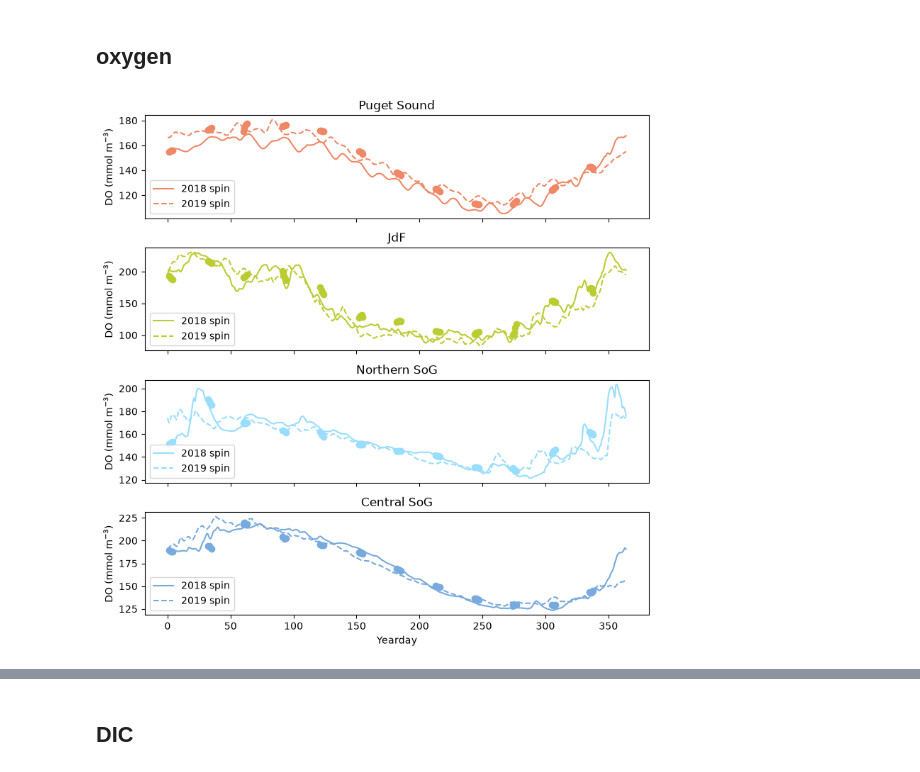
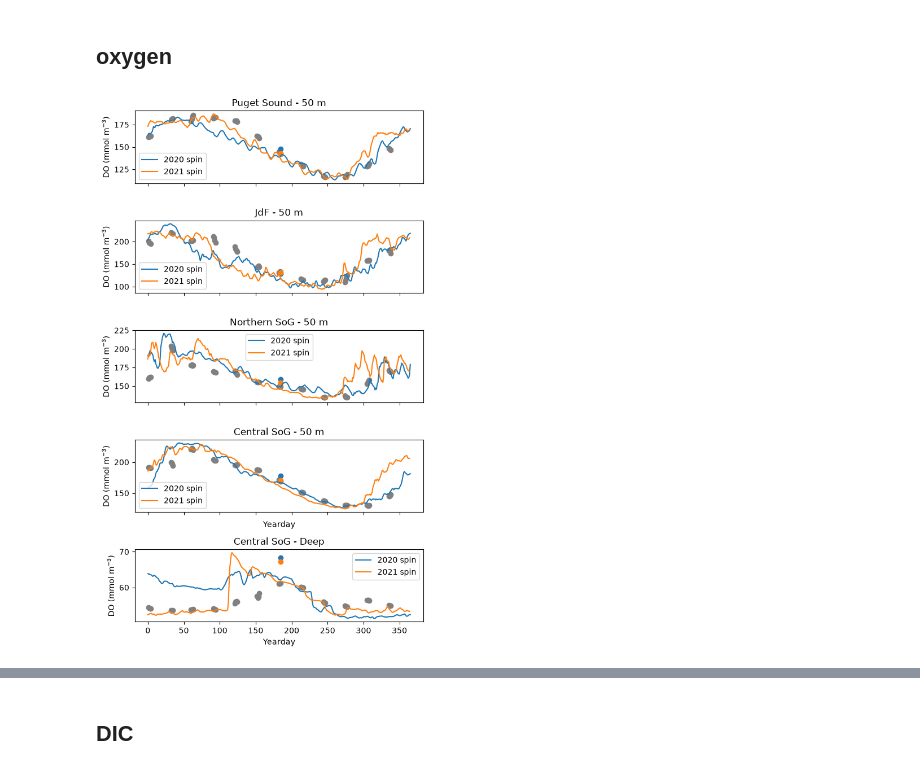
Before and after one commit to rbeutel/SSprojection-analysis, a Jupyter notebook: check copy.ipynb, the cells around one changed output, grey strips where cells are left out. Saved outputs shown, nothing was run; the diff lists cells and outputs as text; code cells hidden in the pictures.

```diff
--- a/check copy.ipynb
+++ b/check copy.ipynb
@@ -108,17 +108,17 @@ jul6day = pd.Period(np.datetime64('2018-07-04T12:00:00.000000000'),freq='D').day
 # csg50_2018spin = xr.open_dataset('/home/rbeutel/MEOPAR/analysis/output/All_2018spin_primarytracers_cgs50_20180101_20181231.nc').where(bathmask(bath,'pug')).mean(dim=['depth','gridY','gridX'],skipna=True)
 # csgDeep_2018spin = xr.open_dataset('/home/rbeutel/MEOPAR/analysis/output/All_2018spin_primarytracers_cgsdeep_20180101_20181231.nc').where(bathmask(bath,'pug')).mean(dim=['depth','gridY','gridX'],skipna=True)
 
-jdf50_2020spin = xr.open_dataset('/home/rbeutel/MEOPAR/analysis/output/All_2020spin_primarytracers_jdf50_20200101_20201231.nc').where(bathmask(bath,'pug')).mean(dim=['depth','gridY','gridX'],skipna=True)
+jdf50_2020spin = xr.open_dataset('/home/rbeutel/MEOPAR/analysis/output/All_2020spin_primarytracers_jdf50_20200101_20201231.nc').where(bathmask(bath,'jdf')).mean(dim=['depth','gridY','gridX'],skipna=True)
 pug50_2020spin = xr.open_dataset('/home/rbeutel/MEOPAR/analysis/output/All_2020spin_primarytracers_pug50_20200101_20201231.nc').where(bathmask(bath,'pug')).mean(dim=['depth','gridY','gridX'],skipna=True)
-nsg50_2020spin = xr.open_dataset('/home/rbeutel/MEOPAR/analysis/output/All_2020spin_primarytracers_nsg50_20200101_20201231.nc').where(bathmask(bath,'pug')).mean(dim=['depth','gridY','gridX'],skipna=True)
-csg50_2020spin = xr.open_dataset('/home/rbeutel/MEOPAR/analysis/output/All_2020spin_primarytracers_cgs50_20200101_20201231.nc').where(bathmask(bath,'pug')).mean(dim=['depth','gridY','gridX'],skipna=True)
-csgDeep_2020spin = xr.open_dataset('/home/rbeutel/MEOPAR/analysis/output/All_2020spin_primarytracers_cgsdeep_20200101_20201231.nc').where(bathmask(bath,'pug')).mean(dim=['depth','gridY','gridX'],skipna=True)
+nsg50_2020spin = xr.open_dataset('/home/rbeutel/MEOPAR/analysis/output/All_2020spin_primarytracers_nsg50_20200101_20201231.nc').where(bathmask(bath,'nsg')).mean(dim=['depth','gridY','gridX'],skipna=True)
+csg50_2020spin = xr.open_dataset('/home/rbeutel/MEOPAR/analysis/output/All_2020spin_primarytracers_cgs50_20200101_20201231.nc').where(bathmask(bath,'csg')).mean(dim=['depth','gridY','gridX'],skipna=True)
+csgDeep_2020spin = xr.open_dataset('/home/rbeutel/MEOPAR/analysis/output/All_2020spin_primarytracers_cgsdeep_20200101_20201231.nc').where(bathmask(bath,'csg')).mean(dim=['depth','gridY','gridX'],skipna=True)
 
-jdf50_2021spin = xr.open_dataset('/home/rbeutel/MEOPAR/analysis/output/All_2021spin_primarytracers_jdf50_20210101_20211231.nc').where(bathmask(bath,'pug')).mean(dim=['depth','gridY','gridX'],skipna=True)
+jdf50_2021spin = xr.open_dataset('/home/rbeutel/MEOPAR/analysis/output/All_2021spin_primarytracers_jdf50_20210101_20211231.nc').where(bathmask(bath,'jdf')).mean(dim=['depth','gridY','gridX'],skipna=True)
 pug50_2021spin = xr.open_dataset('/home/rbeutel/MEOPAR/analysis/output/All_2021spin_primarytracers_pug50_20210101_20211231.nc').where(bathmask(bath,'pug')).mean(dim=['depth','gridY','gridX'],skipna=True)
-nsg50_2021spin = xr.open_dataset('/home/rbeutel/MEOPAR/analysis/output/All_2021spin_primarytracers_nsg50_20210101_20211231.nc').where(bathmask(bath,'pug')).mean(dim=['depth','gridY','gridX'],skipna=True)
-csg50_2021spin = xr.open_dataset('/home/rbeutel/MEOPAR/analysis/output/All_2021spin_primarytracers_cgs50_20210101_20211231.nc').where(bathmask(bath,'pug')).mean(dim=['depth','gridY','gridX'],skipna=True)
-csgDeep_2021spin = xr.open_dataset('/home/rbeutel/MEOPAR/analysis/output/All_2021spin_primarytracers_cgsdeep_20210101_20211231.nc').where(bathmask(bath,'pug')).mean(dim=['depth','gridY','gridX'],skipna=True)
+nsg50_2021spin = xr.open_dataset('/home/rbeutel/MEOPAR/analysis/output/All_2021spin_primarytracers_nsg50_20210101_20211231.nc').where(bathmask(bath,'nsg')).mean(dim=['depth','gridY','gridX'],skipna=True)
+csg50_2021spin = xr.open_dataset('/home/rbeutel/MEOPAR/analysis/output/All_2021spin_primarytracers_cgs50_20210101_20211231.nc').where(bathmask(bath,'csg')).mean(dim=['depth','gridY','gridX'],skipna=True)
+csgDeep_2021spin = xr.open_dataset('/home/rbeutel/MEOPAR/analysis/output/All_2021spin_primarytracers_cgsdeep_20210101_20211231.nc').where(bathmask(bath,'csg')).mean(dim=['depth','gridY','gridX'],skipna=True)
 # %%
 # other grid files for thalweg plots
 newthal20 = xr.open_dataset('/home/rbeutel/MEOPAR/analysis/output/ForThalweg/All_1d_20200101_20201231_pri_T_20200706-20200706.nc')
@@ -400,41 +400,62 @@ plt.tight_layout()
 ## oxygen
 # %%
 old =xr.open_mfdataset(sorted(path_old.glob(f"*18/SalishSea_1d_*_chem_T.nc"))).where(~np.isnan(bath.Bathymetry))
+old19 = xr.open_mfdataset(sorted(path_old.glob(f"*jul19/SalishSea_1d_*_chem_T.nc"))).where(~np.isnan(bath.Bathymetry))
+old20 = xr.open_mfdataset(sorted(path_old.glob(f"*jul20/SalishSea_1d_*_chem_T.nc"))).where(~np.isnan(bath.Bathymetry))
+old21 = xr.open_mfdataset(sorted(path_old.glob(f"*jul21/SalishSea_1d_*_chem_T.nc"))).where(~np.isnan(bath.Bathymetry))
+old22 = xr.open_mfdataset(sorted(path_old.glob(f"*jul22/SalishSea_1d_*_chem_T.nc"))).where(~np.isnan(bath.Bathymetry))
 # %%
-fig, ax = plt.subplots(4,1,figsize=(8,8))
+fig, ax = plt.subplots(5,1,figsize=(6,10))
 
 depth_bool, y_bool, x_bool = booleans(old,'pug',depth=50)
-ax[0].plot(pug50_2018spin.DO,color='#EE8866',label='2018 spin')
-ax[0].plot(pug50_2019spin.DO,color='#EE8866',ls='dashed',label='2019 spin')
-ax[0].scatter(filedays,np.mean(old.dissolved_oxygen[:,depth_bool,y_bool,x_bool],axis=(1,2,3)),color='#EE8866')
-ax[0].set_title('Puget Sound')
+ax[0].plot(pug50_2020spin.dissolved_oxygen,label='2020 spin')
+ax[0].plot(pug50_2021spin.dissolved_oxygen,label='2021 spin')
+ax[0].scatter(filedays,np.mean(old.dissolved_oxygen[:,depth_bool,y_bool,x_bool],axis=(1,2,3)),color='grey')
+ax[0].scatter(jul6day,np.mean(old20.dissolved_oxygen[:,depth_bool,y_bool,x_bool],axis=(1,2,3)))
+ax[0].scatter(jul6day,np.mean(old21.dissolved_oxygen[:,depth_bool,y_bool,x_bool],axis=(1,2,3)))
+ax[0].set_title('Puget Sound - 50 m')
 
 depth_bool, y_bool, x_bool = booleans(old,'jdf',depth=50)
-ax[1].plot(jdf50_2018spin.DO,color='#BBCC33',label='2018 spin')
-ax[1].plot(jdf50_2019spin.DO,color='#BBCC33',ls='dashed',label='2019 spin')
-ax[1].scatter(filedays,np.mean(old.dissolved_oxygen[:,depth_bool,y_bool,x_bool],axis=(1,2,3)),color='#BBCC33')
-ax[1].set_title('JdF')
+ax[1].plot(jdf50_2020spin.dissolved_oxygen,label='2020 spin')
+ax[1].plot(jdf50_2021spin.dissolved_oxygen,label='2021 spin')
+ax[1].scatter(filedays,np.mean(old.dissolved_oxygen[:,depth_bool,y_bool,x_bool],axis=(1,2,3)),color='grey')
+ax[1].scatter(jul6day,np.mean(old20.dissolved_oxygen[:,depth_bool,y_bool,x_bool],axis=(1,2,3)))
+ax[1].scatter(jul6day,np.mean(old21.dissolved_oxygen[:,depth_bool,y_bool,x_bool],axis=(1,2,3)))
+ax[1].set_title('JdF - 50 m')
 
 depth_bool, y_bool, x_bool = booleans(old,'nsg',depth=50)
-ax[2].plot(nsg50_2018spin.DO,color='#99DDFF',label='2018 spin')
-ax[2].plot(nsg50_2019spin.DO,color='#99DDFF',ls='dashed',label='2019 spin')
-ax[2].scatter(filedays,np.mean(old.dissolved_oxygen[:,depth_bool,y_bool,x_bool],axis=(1,2,3)),color='#99DDFF')
-ax[2].set_title('Northern SoG')
+ax[2].plot(nsg50_2020spin.dissolved_oxygen,label='2020 spin')
+ax[2].plot(nsg50_2021spin.dissolved_oxygen,label='2021 spin')
+ax[2].scatter(filedays,np.mean(old.dissolved_oxygen[:,depth_bool,y_bool,x_bool],axis=(1,2,3)),color='grey')
+ax[2].scatter(jul6day,np.mean(old20.dissolved_oxygen[:,depth_bool,y_bool,x_bool],axis=(1,2,3)))
+ax[2].scatter(jul6day,np.mean(old21.dissolved_oxygen[:,depth_bool,y_bool,x_bool],axis=(1,2,3)))
+ax[2].set_title('Northern SoG - 50 m')
 
 depth_bool, y_bool, x_bool = booleans(old,'csg',depth=50)
-ax[3].plot(csg50_2018spin.DO,color='#77AADD',label='2018 spin')
-ax[3].plot(csg50_2019spin.DO,color='#77AADD',ls='dashed',label='2019 spin')
-ax[3].scatter(filedays,np.mean(old.dissolved_oxygen[:,depth_bool,y_bool,x_bool],axis=(1,2,3)),color='#77AADD')
-ax[3].set_title('Central SoG')
+ax[3].plot(csg50_2020spin.dissolved_oxygen,label='2020 spin')
+ax[3].plot(csg50_2021spin.dissolved_oxygen,label='2021 spin')
+ax[3].scatter(filedays,np.mean(old.dissolved_oxygen[:,depth_bool,y_bool,x_bool],axis=(1,2,3)),color='grey')
+ax[3].scatter(jul6day,np.mean(old20.dissolved_oxygen[:,depth_bool,y_bool,x_bool],axis=(1,2,3)))
+ax[3].scatter(jul6day,np.mean(old21.dissolved_oxygen[:,depth_bool,y_bool,x_bool],axis=(1,2,3)))
+ax[3].set_title('Central SoG - 50 m')
 ax[3].set_xlabel('Yearday')
+
+depth_bool, y_bool, x_bool = booleans(old,'csg',depth=300)
+ax[4].plot(csgDeep_2020spin.dissolved_oxygen,label='2020 spin')
+ax[4].plot(csgDeep_2021spin.dissolved_oxygen,label='2021 spin')
+ax[4].scatter(filedays,np.mean(old.dissolved_oxygen[:,depth_bool,y_bool,x_bool],axis=(1,2,3)),color='grey')
+ax[4].scatter(jul6day,np.mean(old20.dissolved_oxygen[:,depth_bool,y_bool,x_bool],axis=(1,2,3)))
+ax[4].scatter(jul6day,np.mean(old21.dissolved_oxygen[:,depth_bool,y_bool,x_bool],axis=(1,2,3)))
+ax[4].set_title('Central SoG - Deep')
+ax[4].set_xlabel('Yearday')
 
 for axs in ax:
     axs.set_ylabel('DO (mmol m$^{-3}$)')
     axs.legend()
     axs.set_xticks(np.arange(0,365,50))
     axs.set_xticklabels('')
-ax[3].set_xticklabels(np.arange(0,365,50))
+ax[4].set_xticklabels(np.arange(0,365,50))
 
 plt.tight_layout()
 # %% [output]
-[figure, old version]
+[figure, new version]
```
Also changed, not shown: parts of 19 cells of this notebook, 1 other file.
